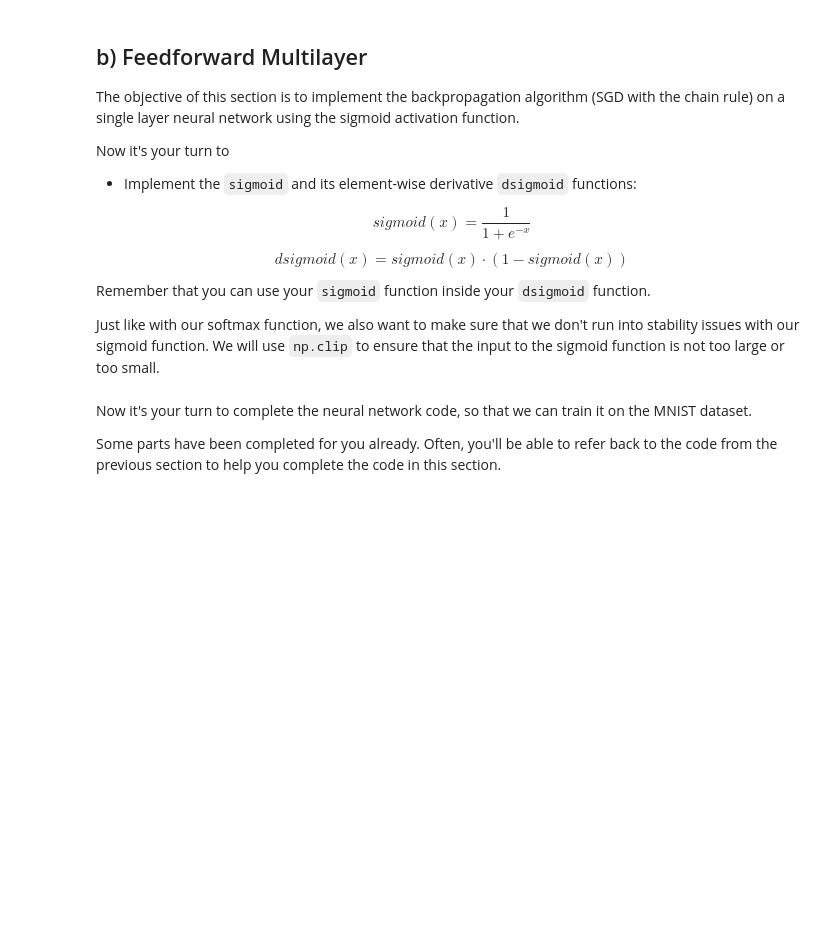
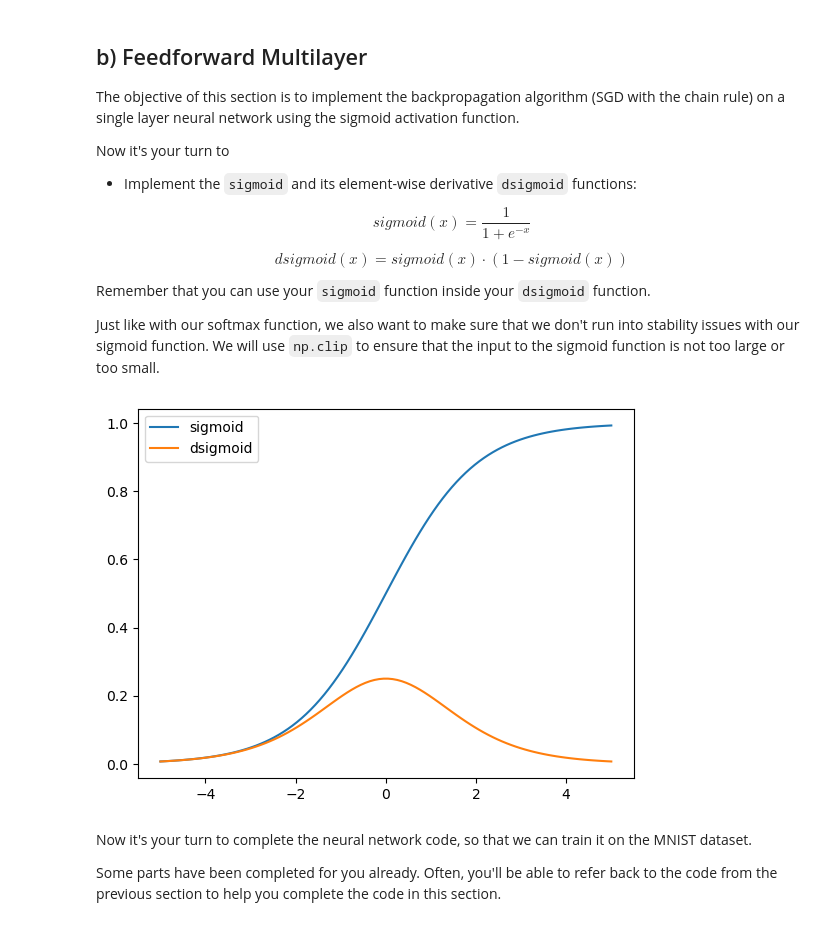
Before and after one commit to UofT-DSI/deep_learning, a Jupyter notebook: 01_materials/labs/lab_2.ipynb, the cells around one changed output. Saved outputs shown, nothing was run; the diff lists cells and outputs as text; code cells hidden in the pictures; blank space fills up the shorter version.

```diff
--- a/01_materials/labs/lab_2.ipynb
+++ b/01_materials/labs/lab_2.ipynb
@@ -265,18 +316,22 @@ Just like with our softmax function, we also want to make sure that we don't run
 # %%
 def sigmoid(X):
     # Clip X to prevent overflow or underflow
     X = np.clip(X, -500, 500) # This ensures that np.exp(X) doesn't overflow
-    return None # TODO
+    return 1 / (1 + np.exp(-X))
 
 
 def dsigmoid(X):
-    return None # TODO
+    # Using the fact that sigmoid'(x) = sigmoid(x)(1 - sigmoid(x))
+    s = sigmoid(X)
+    return s * (1 - s)
 
 
 x = np.linspace(-5, 5, 100)
 plt.plot(x, sigmoid(x), label='sigmoid')
 plt.plot(x, dsigmoid(x), label='dsigmoid')
 plt.legend(loc='best');
+# %% [output]
+[figure, added]
 # %% [markdown]
 Now it's your turn to complete the neural network code, so that we can train it on the MNIST dataset.
 
```
Also changed, not shown: parts of 31 cells of this notebook, 1 other file.
